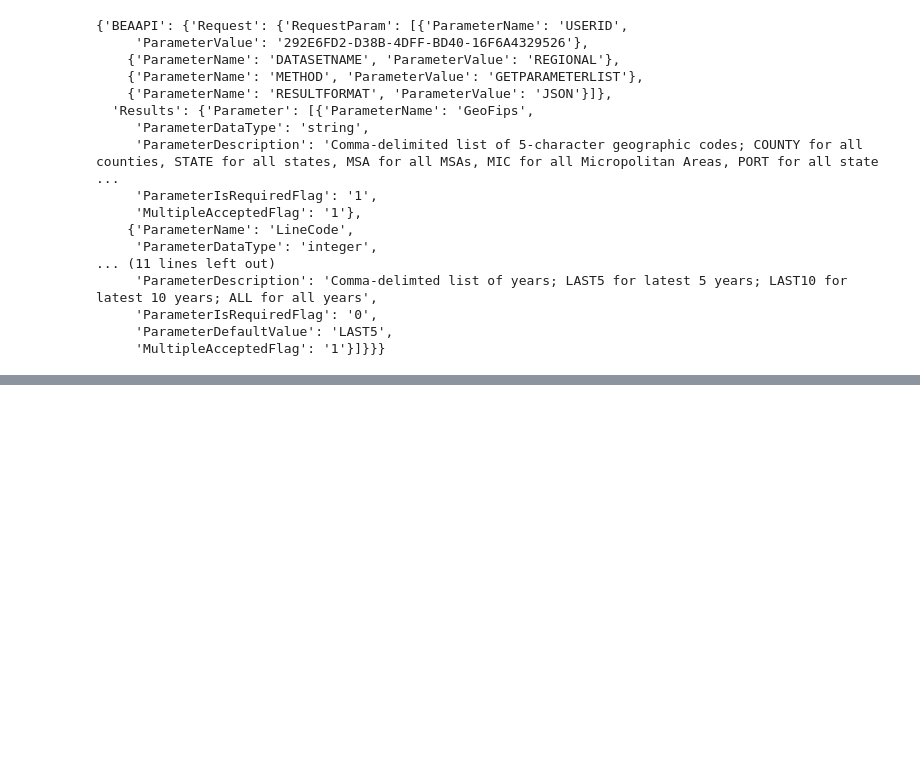
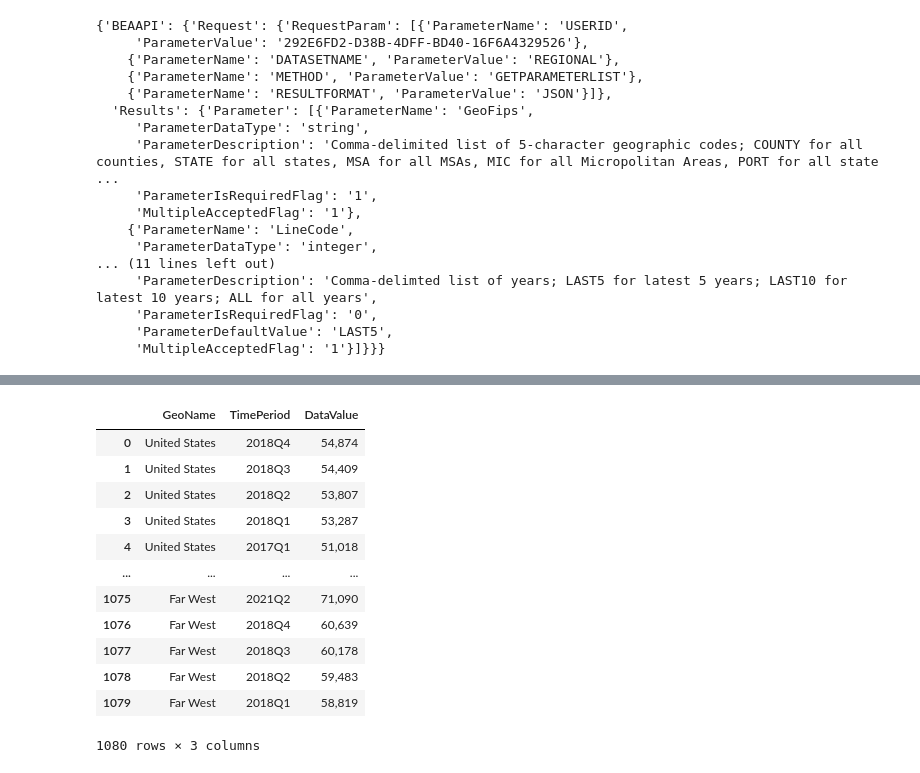
Before and after one commit to Abhishikaf/Inner_Emerging_Markets_Analyzer, a Jupyter notebook: bea_api_call.ipynb, the cells around one changed output, grey strips where cells are left out. Drawn from its saved outputs; the diff is of its cells as text; code cells hidden in the pictures; blank space fills up the shorter version.

```diff
--- a/bea_api_call.ipynb
+++ b/bea_api_call.ipynb
@@ -141,0 +169,18 @@ personal_income_by_state_5year
+# %%
+# clip out the unnecessary columns
+personal_income_by_state_5year_unsorted=personal_income_by_state_5year_unsorted[["GeoName", "TimePeriod", "DataValue"]]
+personal_income_by_state_5year_unsorted
+# %% [output]
+|  | GeoName | TimePeriod | DataValue |
+| 0 | United States | 2018Q4 | 54,874 |
+| 1 | United States | 2018Q3 | 54,409 |
+| 2 | United States | 2018Q2 | 53,807 |
+| 3 | United States | 2018Q1 | 53,287 |
+| 4 | United States | 2017Q1 | 51,018 |
+| ... | ... | ... | ... |
+| 1075 | Far West | 2021Q2 | 71,090 |
+| 1076 | Far West | 2018Q4 | 60,639 |
+| 1077 | Far West | 2018Q3 | 60,178 |
+| 1078 | Far West | 2018Q2 | 59,483 |
+| 1079 | Far West | 2018Q1 | 58,819 |
+1080 rows × 3 columns
```
Also changed, not shown: parts of 18 cells of this notebook.
